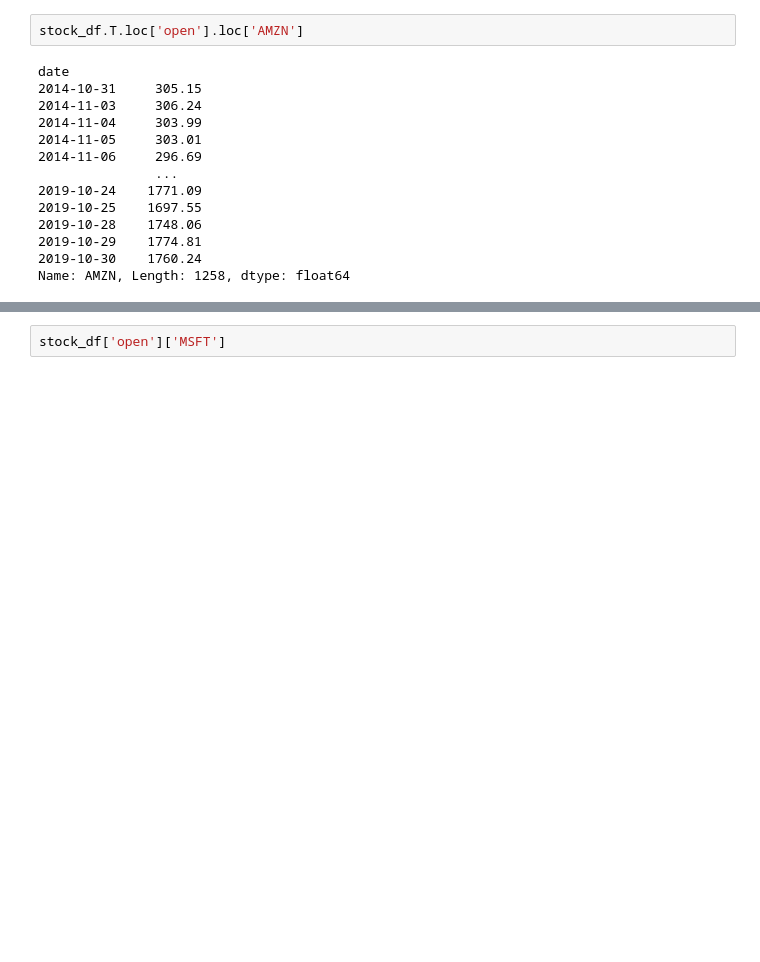
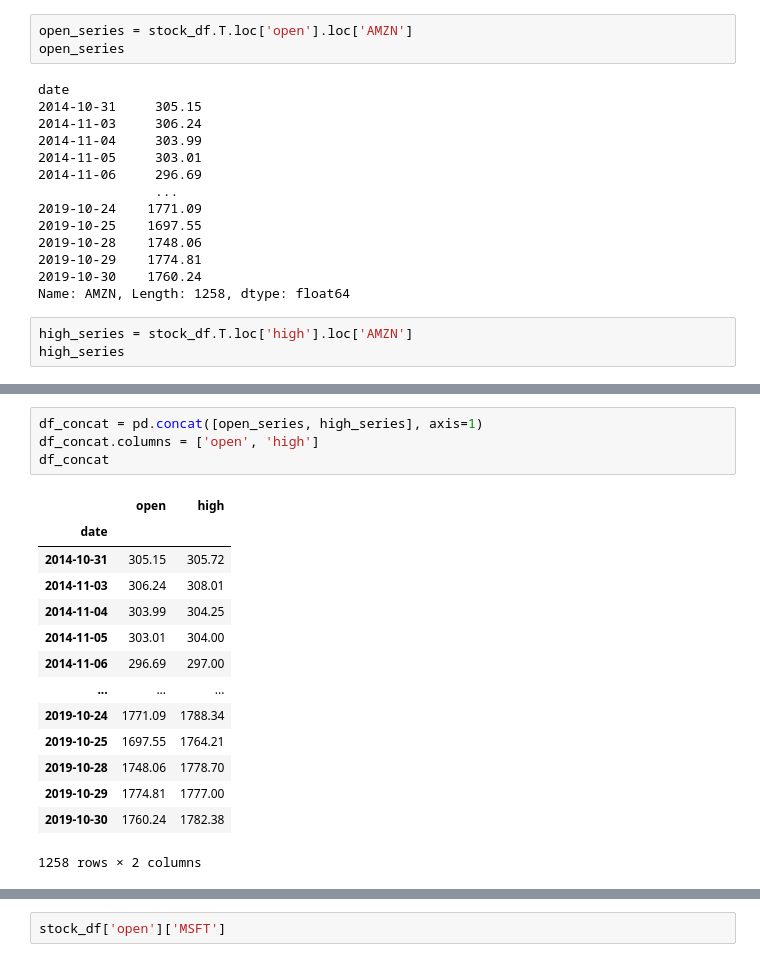
Before and after one commit to GabrielSGoncalves/serverless_etl_medium, a Jupyter notebook: Notebook_1_Creating_SP500_database.ipynb, the cells around one changed output, grey strips where cells are left out. Cells and saved outputs as stored; diff of their text form; blank space fills up the shorter version.

```diff
--- a/Notebook_1_Creating_SP500_database.ipynb
+++ b/Notebook_1_Creating_SP500_database.ipynb
@@ -112,5 +132,6 @@ stock_df.T.loc[['open','high']]
 # %%
-stock_df.T.loc['open'].loc['AMZN']
+open_series = stock_df.T.loc['open'].loc['AMZN']
+open_series
 # %% [output]
 date
 2014-10-31     305.15
@@ -125,3 +146,6 @@ date
 2019-10-29    1774.81
 2019-10-30    1760.24
 Name: AMZN, Length: 1258, dtype: float64
+# %%
+high_series = stock_df.T.loc['high'].loc['AMZN']
+high_series
@@ -127,0 +166,19 @@ Name: AMZN, Length: 1258, dtype: float64
+# %%
+df_concat = pd.concat([open_series, high_series], axis=1)
+df_concat.columns = ['open', 'high']
+df_concat
+# %% [output]
+|  | open | high |
+| date |  |  |
+| 2014-10-31 | 305.15 | 305.72 |
+| 2014-11-03 | 306.24 | 308.01 |
+| 2014-11-04 | 303.99 | 304.25 |
+| 2014-11-05 | 303.01 | 304.00 |
+| 2014-11-06 | 296.69 | 297.00 |
+| ... | ... | ... |
+| 2019-10-24 | 1771.09 | 1788.34 |
+| 2019-10-25 | 1697.55 | 1764.21 |
+| 2019-10-28 | 1748.06 | 1778.70 |
+| 2019-10-29 | 1774.81 | 1777.00 |
+| 2019-10-30 | 1760.24 | 1782.38 |
+1258 rows × 2 columns
```
Also changed, not shown: parts of 12 cells of this notebook, 1 other file.
